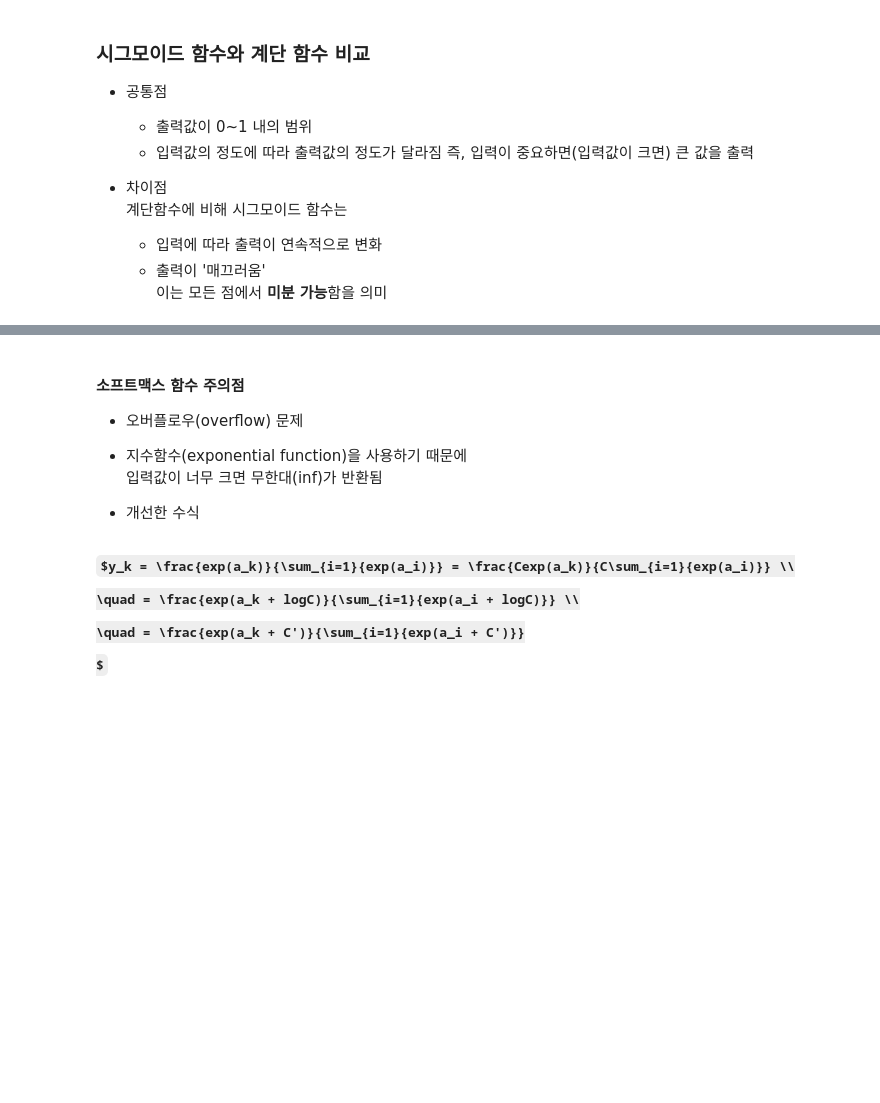
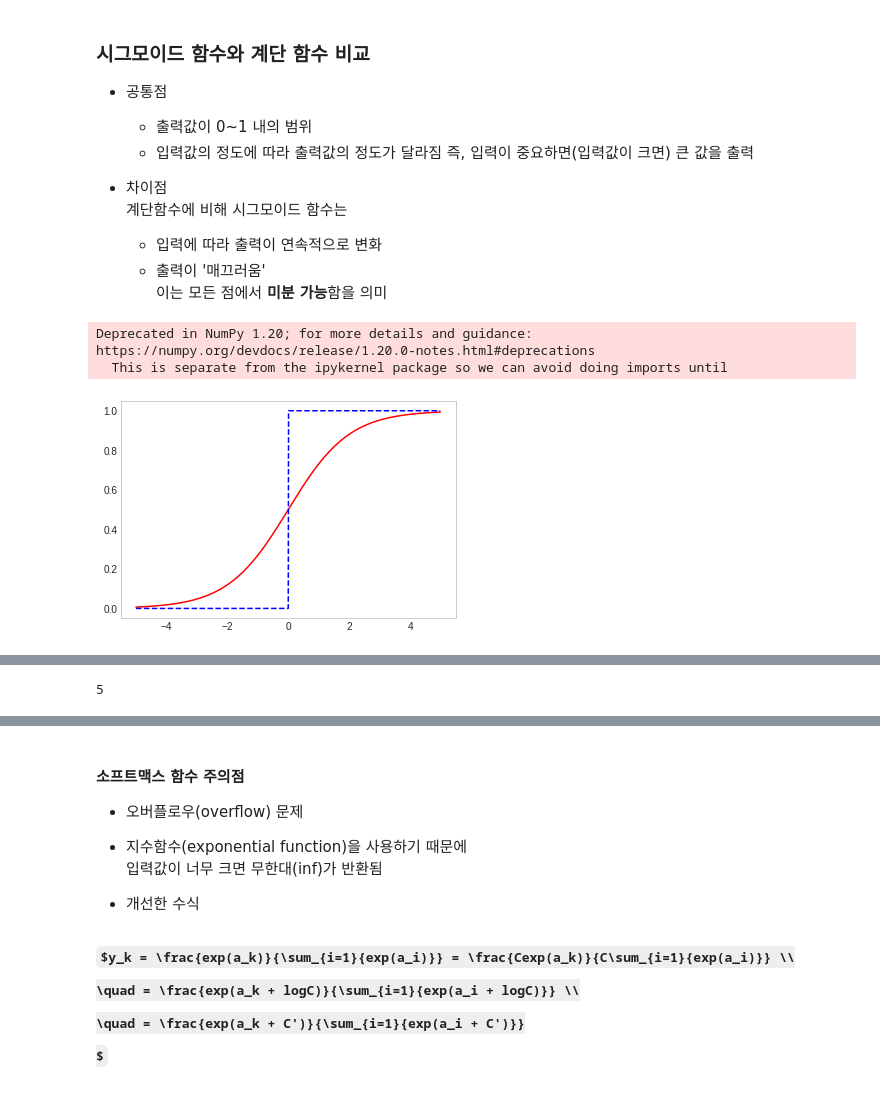
Before and after one commit to bye23mj/suanLee, a Jupyter notebook: DL_4_신경망_구조.ipynb, the cells around one changed output, grey strips where cells are left out. Drawn from its saved outputs; the diff is of its cells as text; code cells hidden in the pictures; some formulas as TeX source; blank space fills up the shorter version.

```diff
--- a/DL_4_신경망_구조.ipynb
+++ b/DL_4_신경망_구조.ipynb
@@ -375,6 +375,17 @@ print(sigmoid(0.7))
   - 입력에 따라 출력이 연속적으로 변화
   - 출력이 '매끄러움'
     이는 모든 점에서 **미분 가능**함을 의미
+# %%
+plt.grid()
+x = np.arange(-5.0, 5.0, 0.01)
+y1 = sigmoid(x)
+y2 = step_function_for_numpy(x)
+plt.plot(x, y1, 'r-', x, y2,'b--')
+plt.show()
+# %% [output]
+Deprecated in NumPy 1.20; for more details and guidance: https://numpy.org/devdocs/release/1.20.0-notes.html#deprecations
+  This is separate from the ipykernel package so we can avoid doing imports until
+[figure, added]
 # %% [markdown]
 
 ### ReLU(Rectified Linear Unit)
@@ -391,3 +408,7 @@ x \quad (x > 0)
+# %%
+print(ReLU(5))
+# %% [output]
+5
 # %% [markdown]
 
 ### 하이퍼볼릭탄젠트 함수(Hyperbolic tangent function, tanh)
```
Also changed, not shown: parts of 19 cells of this notebook.
